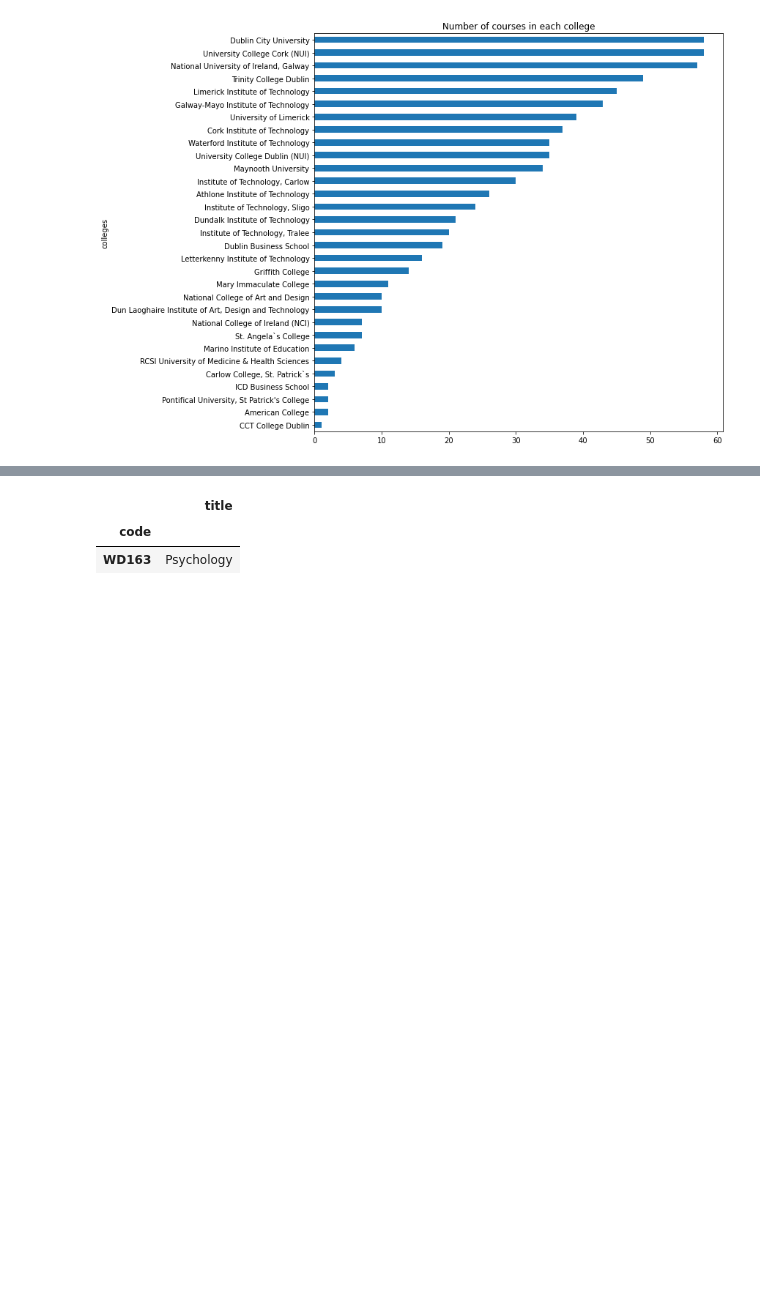
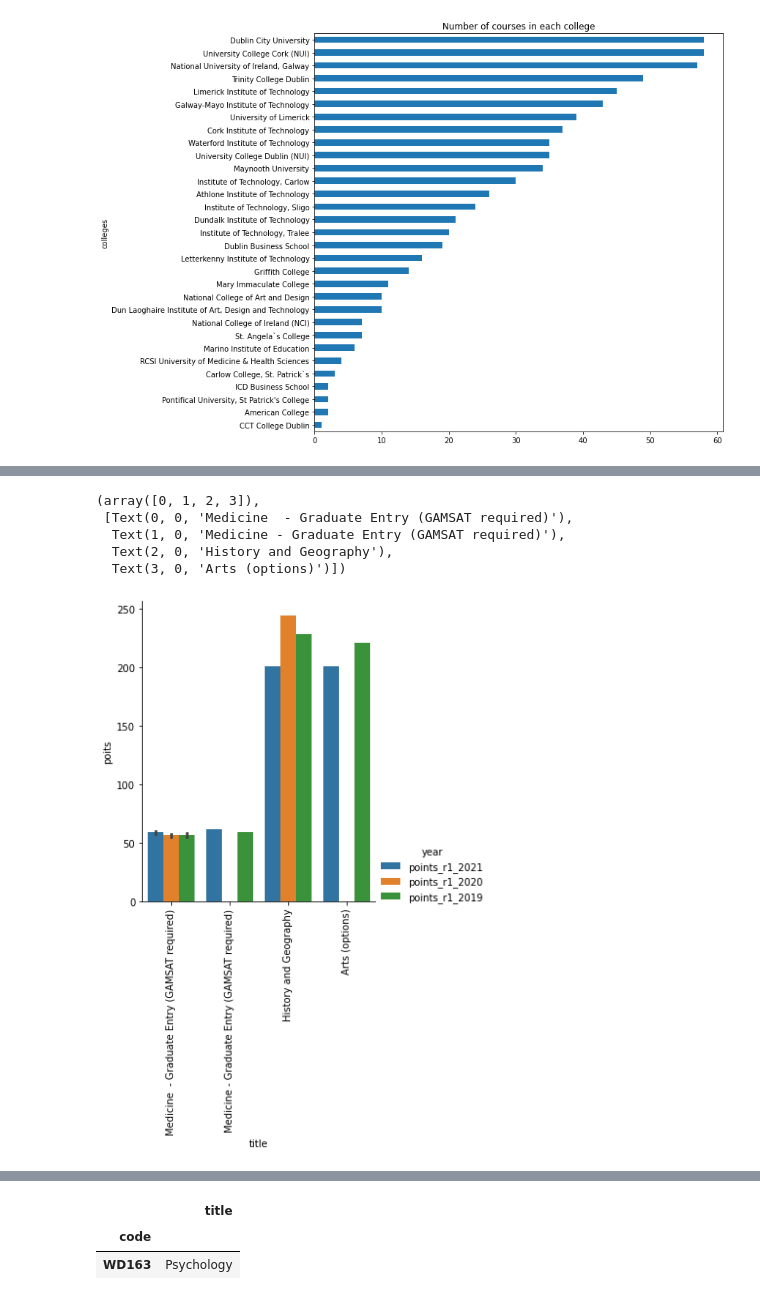
Before and after one commit to angelinka/Fundamentals-of-Data-Analysis, a Jupyter notebook: cao.ipynb, the cells around one changed output, grey strips where cells are left out. Cells and saved outputs as stored; diff of their text form; code cells hidden in the pictures; blank space fills up the shorter version.

```diff
--- a/cao.ipynb
+++ b/cao.ipynb
@@ -875,0 +878,7 @@ merged.head()
+# %%
+small.drop('HEI', axis=1,inplace=True)
+# %%
+df_small = small.melt( id_vars = 'title', value_vars= ['points_r1_2021', 'points_r1_2020', 'points_r1_2019'], var_name = 'year', value_name = 'poits', ignore_index=False)
+#df_large.fillna(0)
+
+df_small
@@ -875,0 +903,12 @@ merged.head()
+# %%
+g = sns.catplot(x='title', y='poits', hue = 'year', data=df_small, kind='bar')
+#g.legend(title='Year', labels=['2021', '2020', '2019'])
+#g.show(g)
+plt.xticks(rotation=90)
+# %% [output]
+(array([0, 1, 2, 3]),
+ [Text(0, 0, 'Medicine  - Graduate Entry (GAMSAT required)'),
+  Text(1, 0, 'Medicine - Graduate Entry (GAMSAT required)'),
+  Text(2, 0, 'History and Geography'),
+  Text(3, 0, 'Arts (options)')])
+[figure, added]
```
Also changed, not shown: parts of 6 cells of this notebook.
